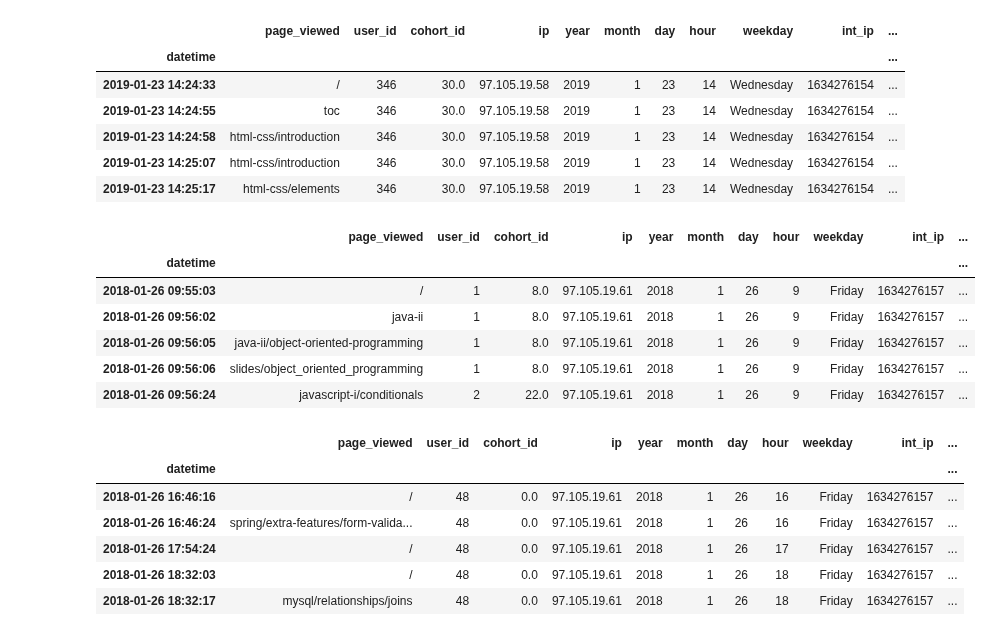
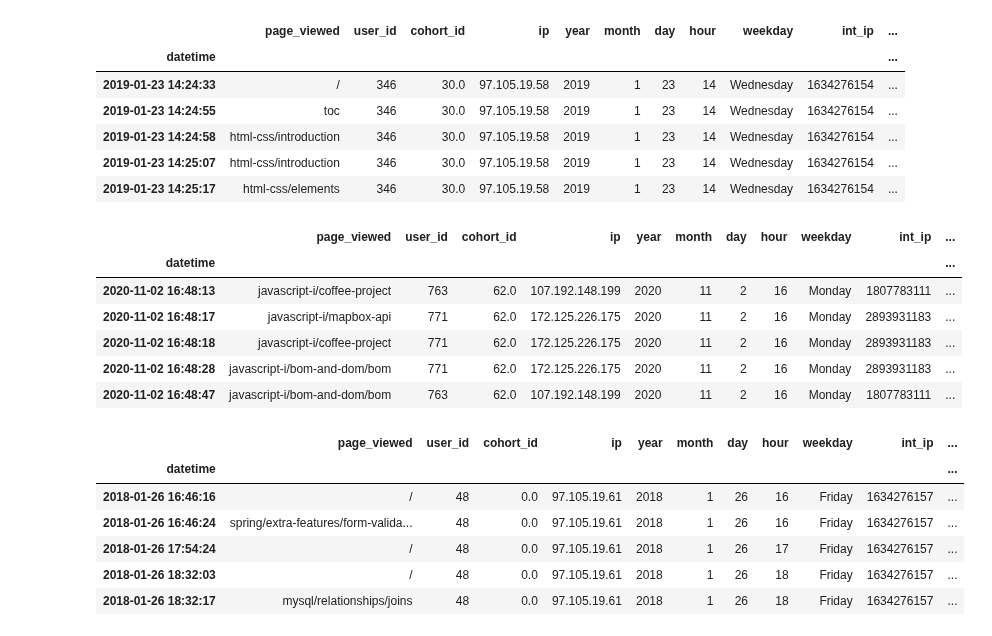
Before and after one commit to CSolitaire/anomaly-detection-exercises, a Jupyter notebook: anomaly_detection_mini_project.ipynb, the cells around one changed output. Drawn from its saved outputs; the diff is of its cells as text; code cells hidden in the pictures.

```diff
--- a/anomaly_detection_mini_project.ipynb
+++ b/anomaly_detection_mini_project.ipynb
@@ -58,15 +58,15 @@ ds.head()
 # %%
 # Returns webdev student df
 web = wrangle.webdev_df(df)
-web.head()
+web.tail()
 # %% [output]
 |  | page_viewed | user_id | cohort_id | ip | year | month | day | hour | weekday | int_ip | ... |
 | datetime |  |  |  |  |  |  |  |  |  |  | ... |
-| 2018-01-26 09:55:03 | / | 1 | 8.0 | 97.105.19.61 | 2018 | 1 | 26 | 9 | Friday | 1634276157 | ... |
-| 2018-01-26 09:56:02 | java-ii | 1 | 8.0 | 97.105.19.61 | 2018 | 1 | 26 | 9 | Friday | 1634276157 | ... |
-| 2018-01-26 09:56:05 | java-ii/object-oriented-programming | 1 | 8.0 | 97.105.19.61 | 2018 | 1 | 26 | 9 | Friday | 1634276157 | ... |
-| 2018-01-26 09:56:06 | slides/object_oriented_programming | 1 | 8.0 | 97.105.19.61 | 2018 | 1 | 26 | 9 | Friday | 1634276157 | ... |
-| 2018-01-26 09:56:24 | javascript-i/conditionals | 2 | 22.0 | 97.105.19.61 | 2018 | 1 | 26 | 9 | Friday | 1634276157 | ... |
+| 2020-11-02 16:48:13 | javascript-i/coffee-project | 763 | 62.0 | 107.192.148.199 | 2020 | 11 | 2 | 16 | Monday | 1807783111 | ... |
+| 2020-11-02 16:48:17 | javascript-i/mapbox-api | 771 | 62.0 | 172.125.226.175 | 2020 | 11 | 2 | 16 | Monday | 2893931183 | ... |
+| 2020-11-02 16:48:18 | javascript-i/coffee-project | 771 | 62.0 | 172.125.226.175 | 2020 | 11 | 2 | 16 | Monday | 2893931183 | ... |
+| 2020-11-02 16:48:28 | javascript-i/bom-and-dom/bom | 771 | 62.0 | 172.125.226.175 | 2020 | 11 | 2 | 16 | Monday | 2893931183 | ... |
+| 2020-11-02 16:48:47 | javascript-i/bom-and-dom/bom | 763 | 62.0 | 107.192.148.199 | 2020 | 11 | 2 | 16 | Monday | 1807783111 | ... |
 # %%
 # Returns unknown student df
 unknown = wrangle.unknown_df(df)
```
Also changed, not shown: parts of 22 cells of this notebook.
